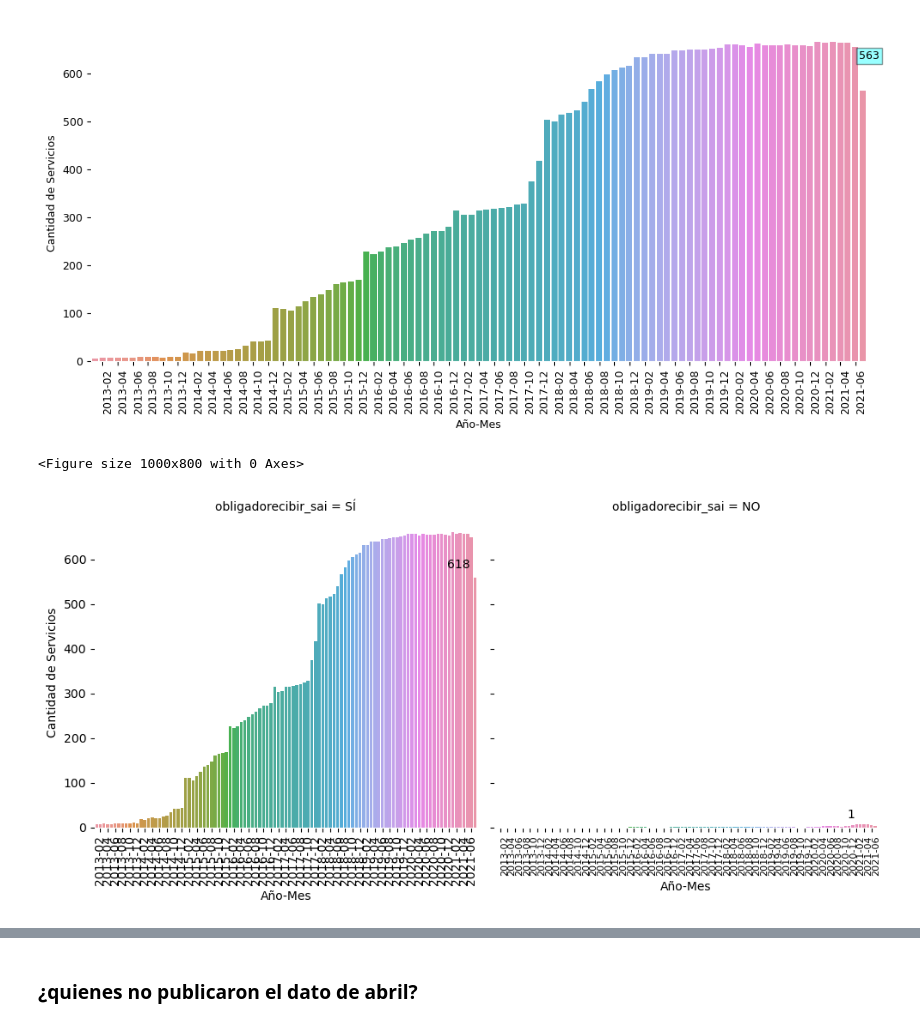
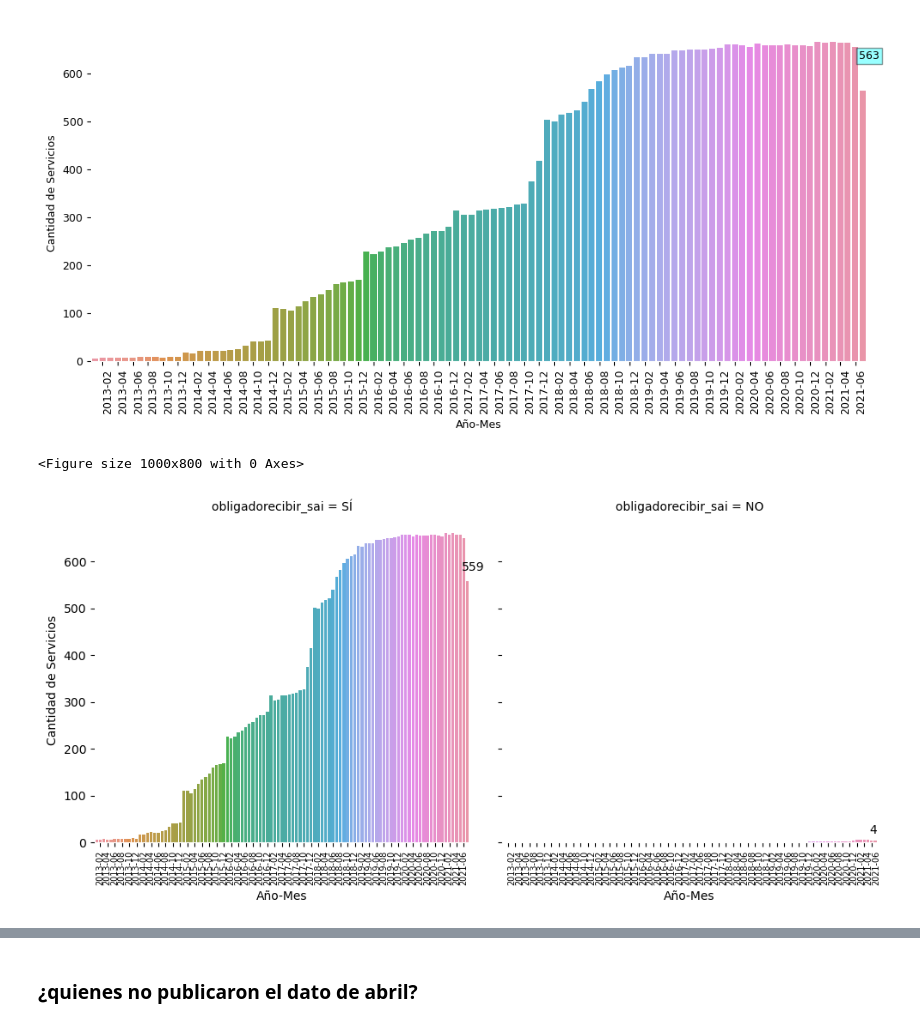
Before and after one commit to josemoragonzalez/PublicEmployment, a Jupyter notebook: informe.ipynb, the cells around one changed output, grey strips where cells are left out. Saved outputs shown, nothing was run; the diff lists cells and outputs as text; code cells hidden in the pictures.

```diff
--- a/informe.ipynb
+++ b/informe.ipynb
@@ -436,24 +436,24 @@ plt.show()
 # %%
 import matplotlib
 plt.figure(figsize=(10,8))
 g1 = sns.catplot(kind='count', data=df6, x='Año-Mes', col="obligadorecibir_sai", aspect=1)
-g1.set_xticklabels(rotation=90)
+g1.set_xticklabels(rotation=90, fontsize=7)
 ax = g1.axes.flat
-plt.xticks(ticksf['col'], ticksf['Año-Mes'],ha='left', fontsize=8)
+plt.xticks(ticksf['col'], ticksf['Año-Mes'],ha='left')
 ax[0].set_ylabel('Cantidad de Servicios')
 ax[0].spines['left'].set_color('white')
 ax[1].spines['left'].set_color('white')
 ax[0].spines['bottom'].set_color('white')
 ax[1].spines['bottom'].set_color('white')
-ax[0].annotate('618', xy=(94.5,580), xytext=(94.5,580))
-ax[1].annotate('1', xy=(94.5,10), xytext=(94.5,20))
+ax[0].annotate('559', xy=(100.5,580), xytext=(100.5,580))
+ax[1].annotate('4', xy=(100.5,10), xytext=(100.5,20))
 plt.tight_layout()
 plt.savefig('img/output6.png')
 
 plt.show()
 # %% [output]
 <Figure size 1000x800 with 0 Axes>
-[figure, old version]
+[figure, new version]
 # %%
 plt.figure(figsize=(10,7))
 g2 = sns.catplot(kind='count', data=df6, x='Año-Mes', col="Ingresa", aspect=1)
```
Also changed, not shown: parts of 5 cells of this notebook, 3 other files.
